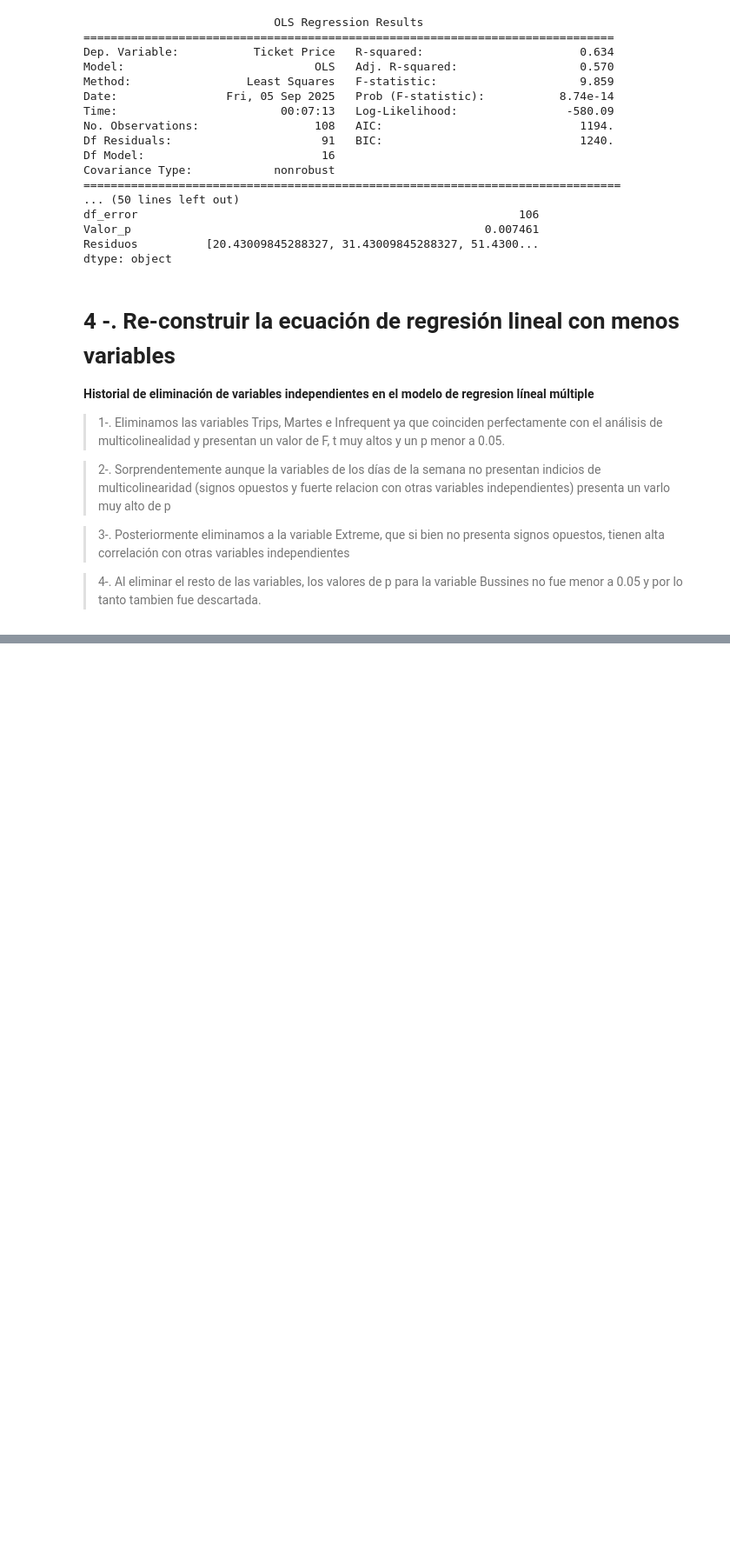
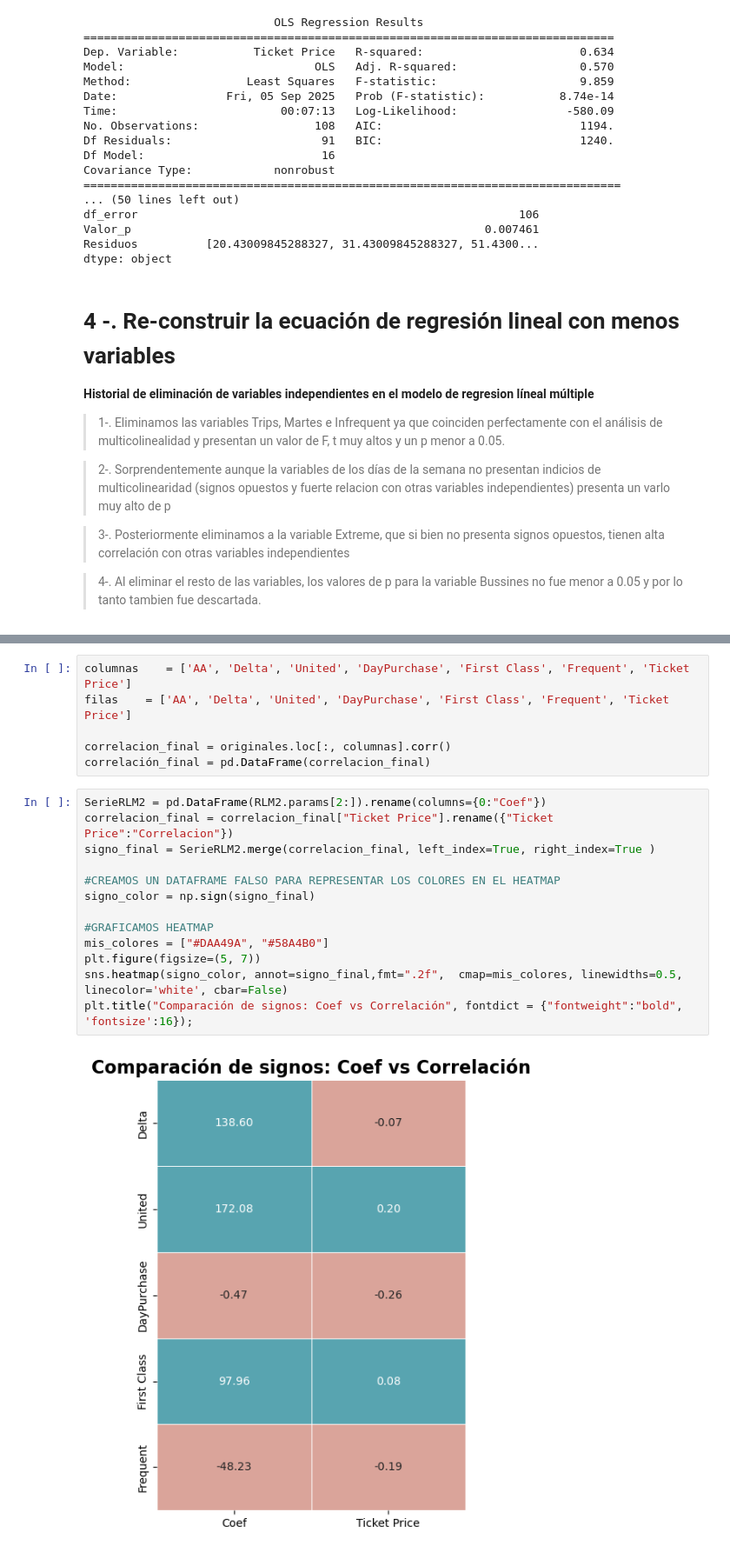
Before and after one commit to escobarm04/RETO_PredictStats, a Jupyter notebook: RETO.ipynb, the cells around one changed output, grey strips where cells are left out. Shown at 87% size. Saved outputs shown, nothing was run; the diff lists cells and outputs as text; blank space fills up the shorter version.

```diff
--- a/RETO.ipynb
+++ b/RETO.ipynb
@@ -1031,0 +1040,21 @@ Notes:
+# %%
+columnas    = ['AA', 'Delta', 'United', 'DayPurchase', 'First Class', 'Frequent', 'Ticket Price']
+filas    = ['AA', 'Delta', 'United', 'DayPurchase', 'First Class', 'Frequent', 'Ticket Price']
+
+correlacion_final = originales.loc[:, columnas].corr()
+correlación_final = pd.DataFrame(correlacion_final)
+# %%
+SerieRLM2 = pd.DataFrame(RLM2.params[2:]).rename(columns={0:"Coef"})
+correlacion_final = correlacion_final["Ticket Price"].rename({"Ticket Price":"Correlacion"})
+signo_final = SerieRLM2.merge(correlacion_final, left_index=True, right_index=True )
+
+#CREAMOS UN DATAFRAME FALSO PARA REPRESENTAR LOS COLORES EN EL HEATMAP
+signo_color = np.sign(signo_final)
+
+#GRAFICAMOS HEATMAP
+mis_colores = ["#DAA49A", "#58A4B0"]
+plt.figure(figsize=(5, 7))
+sns.heatmap(signo_color, annot=signo_final,fmt=".2f",  cmap=mis_colores, linewidths=0.5, linecolor='white', cbar=False)
+plt.title("Comparación de signos: Coef vs Correlación", fontdict = {"fontweight":"bold", 'fontsize':16});
+# %% [output]
+[figure, added]
```
Also changed, not shown: parts of 7 cells of this notebook.
